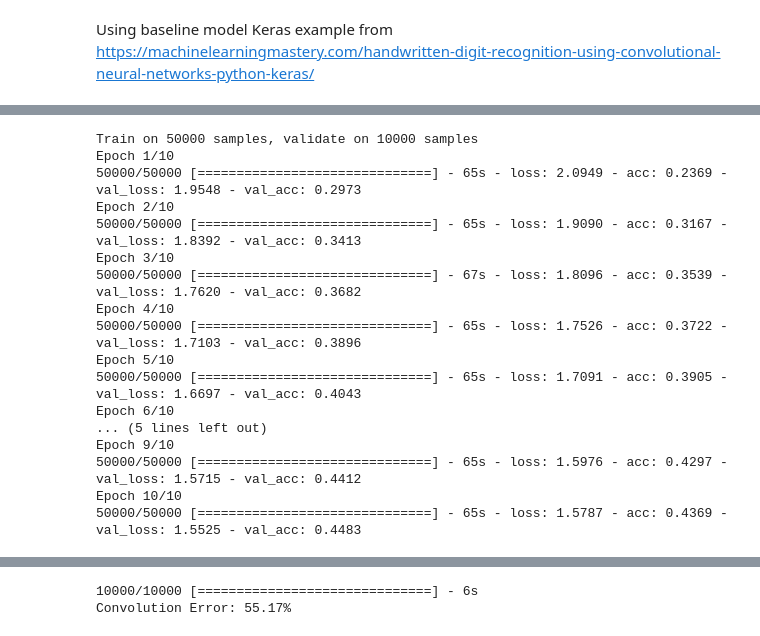
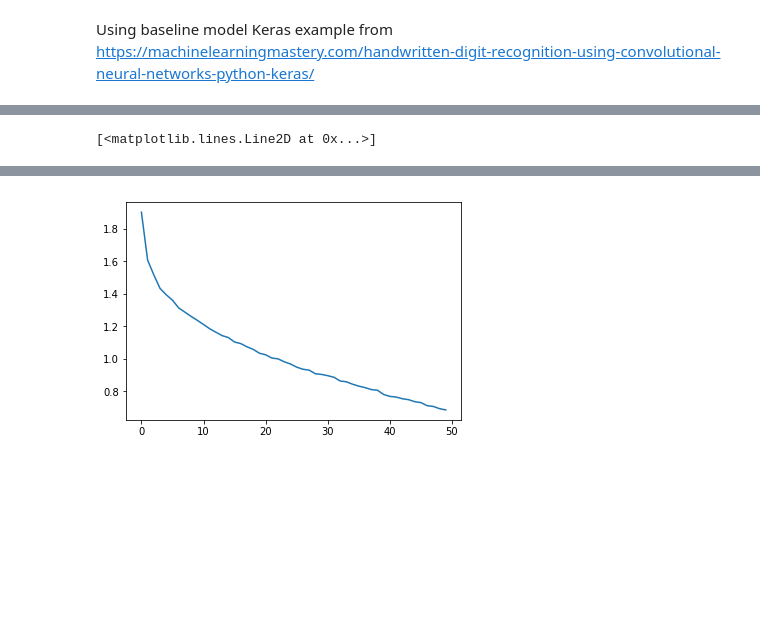
Before and after one commit to coneeleven/Project_DSCT_Image-Classification, a Jupyter notebook: CIFAR10-Keras.ipynb, the cells around one changed output, grey strips where cells are left out. Saved outputs shown, nothing was run; the diff lists cells and outputs as text; code cells hidden in the pictures; blank space fills up the shorter version.

```diff
--- a/CIFAR10-Keras.ipynb
+++ b/CIFAR10-Keras.ipynb
@@ -417,26 +453,7 @@ def convolution_model():
 # %%
-# build the model
-model = convolution_model()
-# Fit the model
-model.fit(X_train, y_train, validation_data=(X_test, y_test), epochs=10, batch_size=200, verbose=1)
+plt.plot(results_conv.history['loss'])
 # Final evaluation of the model
-scores = model.evaluate(X_test, y_test, verbose=1)
-print("Convolution Error: %.2f%%" % (100-scores[1]*100))
+scores = convmodel.evaluate(X_test, y_test, verbose=1)
+print("Accuracy: %.2f%%" % (scores[1]*100))
 # %% [output]
-Train on 50000 samples, validate on 10000 samples
-Epoch 1/10
-50000/50000 [==============================] - 65s - loss: 2.0949 - acc: 0.2369 - val_loss: 1.9548 - val_acc: 0.2973
-Epoch 2/10
-50000/50000 [==============================] - 65s - loss: 1.9090 - acc: 0.3167 - val_loss: 1.8392 - val_acc: 0.3413
-Epoch 3/10
-50000/50000 [==============================] - 67s - loss: 1.8096 - acc: 0.3539 - val_loss: 1.7620 - val_acc: 0.3682
-Epoch 4/10
-50000/50000 [==============================] - 65s - loss: 1.7526 - acc: 0.3722 - val_loss: 1.7103 - val_acc: 0.3896
-Epoch 5/10
-50000/50000 [==============================] - 65s - loss: 1.7091 - acc: 0.3905 - val_loss: 1.6697 - val_acc: 0.4043
-Epoch 6/10
-... (5 lines left out)
-Epoch 9/10
-50000/50000 [==============================] - 65s - loss: 1.5976 - acc: 0.4297 - val_loss: 1.5715 - val_acc: 0.4412
-Epoch 10/10
-50000/50000 [==============================] - 65s - loss: 1.5787 - acc: 0.4369 - val_loss: 1.5525 - val_acc: 0.4483
+[<matplotlib.lines.Line2D at 0x...>]
@@ -444,2 +462 @@ Epoch 10/10
-10000/10000 [==============================] - 6s
-Convolution Error: 55.17%
+[figure, added]
```
Also changed, not shown: parts of 63 cells of this notebook.
